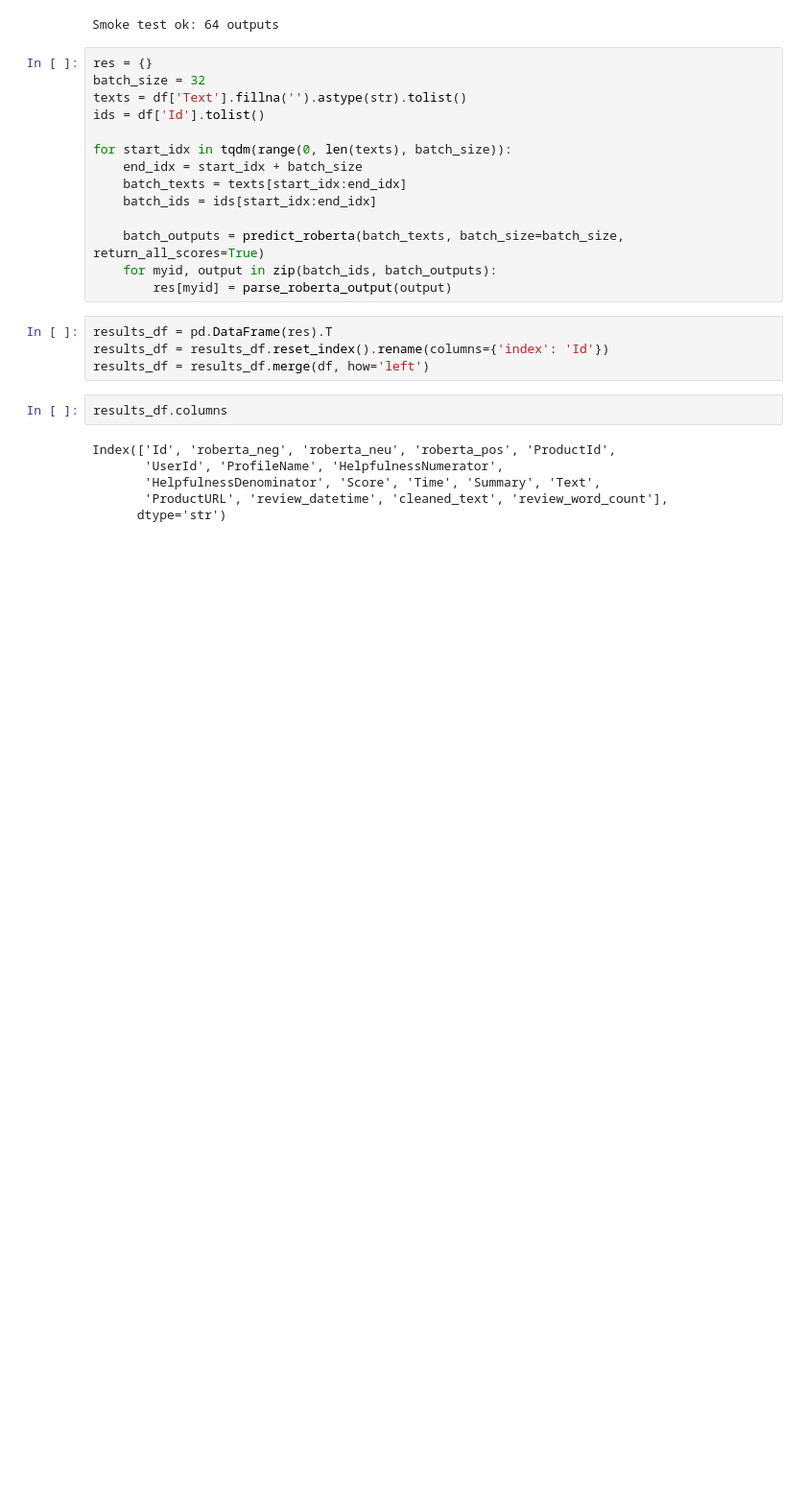
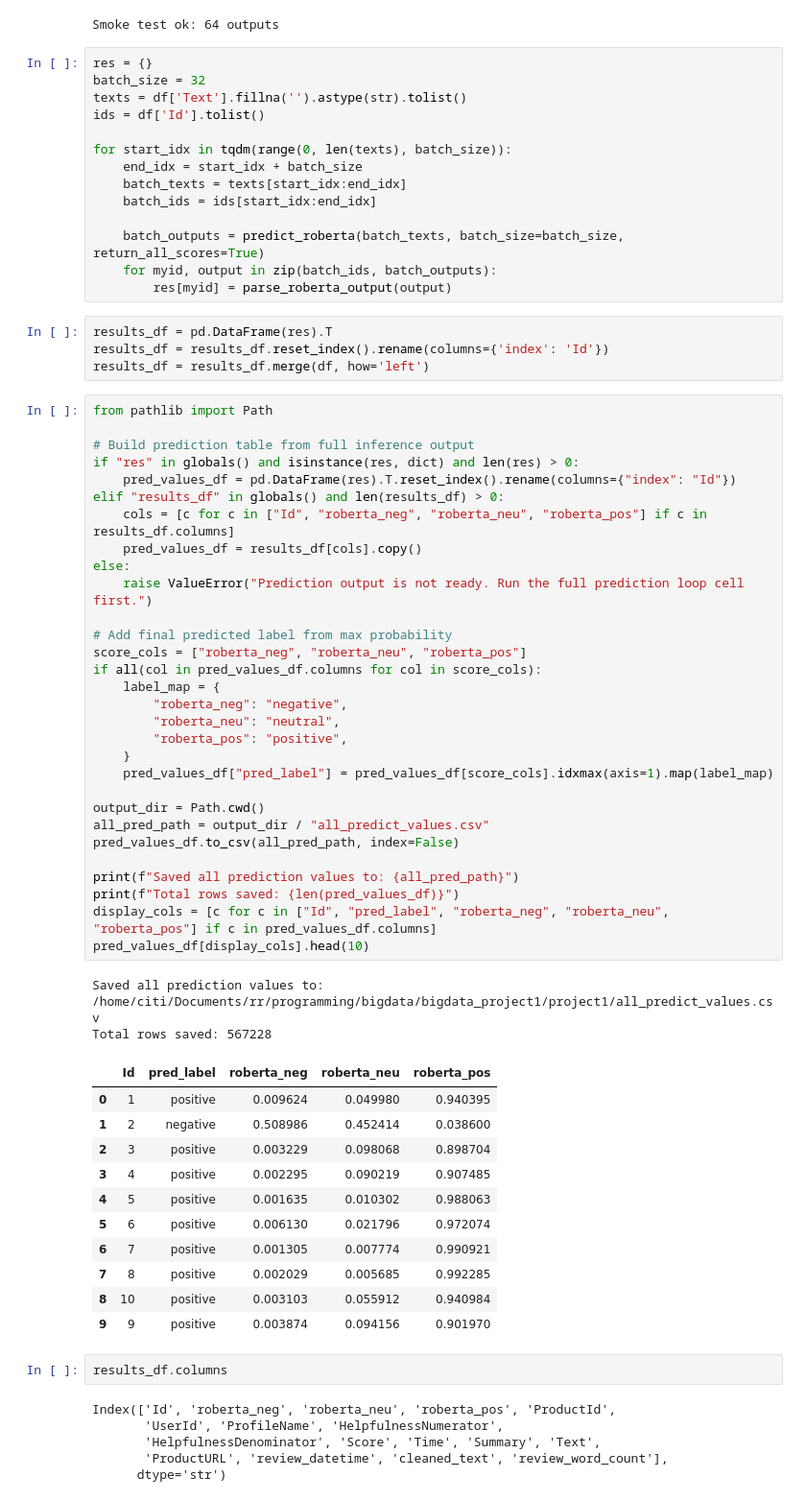
Before and after one commit to Rr-Diajeng/bigdata_project1, a Jupyter notebook: project1/project1.ipynb, the cells around one changed output. Shown at 96% size. Cells and saved outputs as stored; diff of their text form; blank space fills up the shorter version.

```diff
--- a/project1/project1.ipynb
+++ b/project1/project1.ipynb
@@ -389,6 +440,50 @@ for start_idx in tqdm(range(0, len(texts), batch_size)):
 results_df = pd.DataFrame(res).T
 results_df = results_df.reset_index().rename(columns={'index': 'Id'})
 results_df = results_df.merge(df, how='left')
+# %%
+from pathlib import Path
+
+# Build prediction table from full inference output
+if "res" in globals() and isinstance(res, dict) and len(res) > 0:
+    pred_values_df = pd.DataFrame(res).T.reset_index().rename(columns={"index": "Id"})
+elif "results_df" in globals() and len(results_df) > 0:
+    cols = [c for c in ["Id", "roberta_neg", "roberta_neu", "roberta_pos"] if c in results_df.columns]
+    pred_values_df = results_df[cols].copy()
+else:
+    raise ValueError("Prediction output is not ready. Run the full prediction loop cell first.")
+
+# Add final predicted label from max probability
+score_cols = ["roberta_neg", "roberta_neu", "roberta_pos"]
+if all(col in pred_values_df.columns for col in score_cols):
+    label_map = {
+        "roberta_neg": "negative",
+        "roberta_neu": "neutral",
+        "roberta_pos": "positive",
+    }
+    pred_values_df["pred_label"] = pred_values_df[score_cols].idxmax(axis=1).map(label_map)
+
+output_dir = Path.cwd()
+all_pred_path = output_dir / "all_predict_values.csv"
+pred_values_df.to_csv(all_pred_path, index=False)
+
+print(f"Saved all prediction values to: {all_pred_path}")
+print(f"Total rows saved: {len(pred_values_df)}")
+display_cols = [c for c in ["Id", "pred_label", "roberta_neg", "roberta_neu", "roberta_pos"] if c in pred_values_df.columns]
+pred_values_df[display_cols].head(10)
+# %% [output]
+Saved all prediction values to: /home/citi/Documents/rr/programming/bigdata/bigdata_project1/project1/all_predict_values.csv
+Total rows saved: 567228
+|  | Id | pred_label | roberta_neg | roberta_neu | roberta_pos |
+| 0 | 1 | positive | 0.009624 | 0.049980 | 0.940395 |
+| 1 | 2 | negative | 0.508986 | 0.452414 | 0.038600 |
+| 2 | 3 | positive | 0.003229 | 0.098068 | 0.898704 |
+| 3 | 4 | positive | 0.002295 | 0.090219 | 0.907485 |
+| 4 | 5 | positive | 0.001635 | 0.010302 | 0.988063 |
+| 5 | 6 | positive | 0.006130 | 0.021796 | 0.972074 |
+| 6 | 7 | positive | 0.001305 | 0.007774 | 0.990921 |
+| 7 | 8 | positive | 0.002029 | 0.005685 | 0.992285 |
+| 8 | 10 | positive | 0.003103 | 0.055912 | 0.940984 |
+| 9 | 9 | positive | 0.003874 | 0.094156 | 0.901970 |
 # %%
 results_df.columns
 # %% [output]
```
Also changed, not shown: parts of 4 cells of this notebook.
